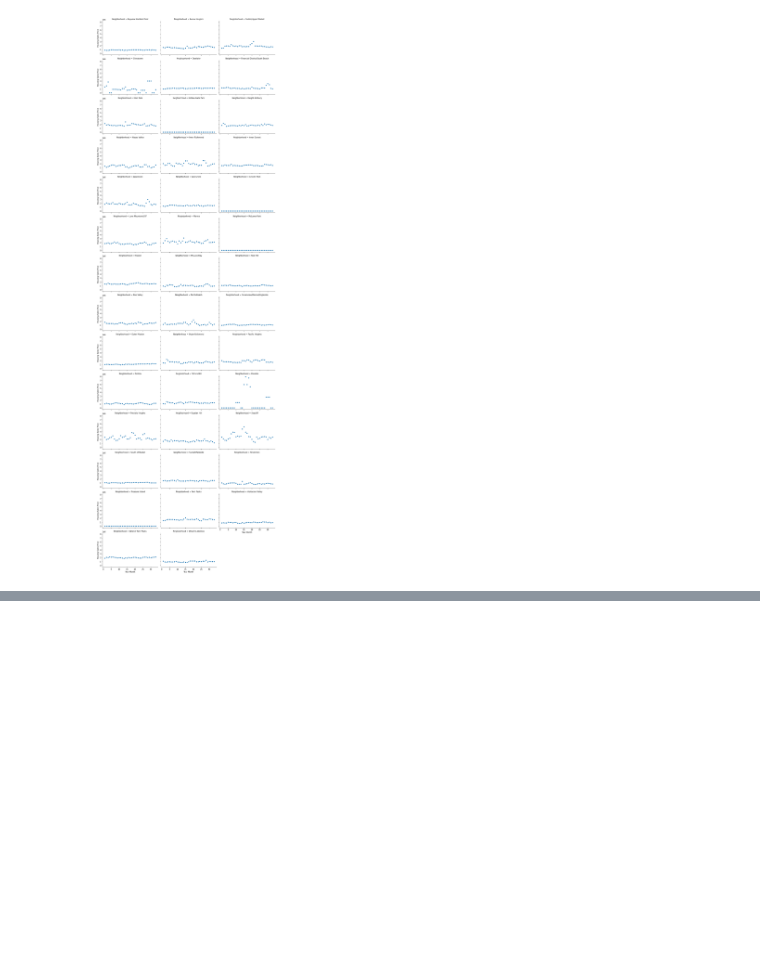
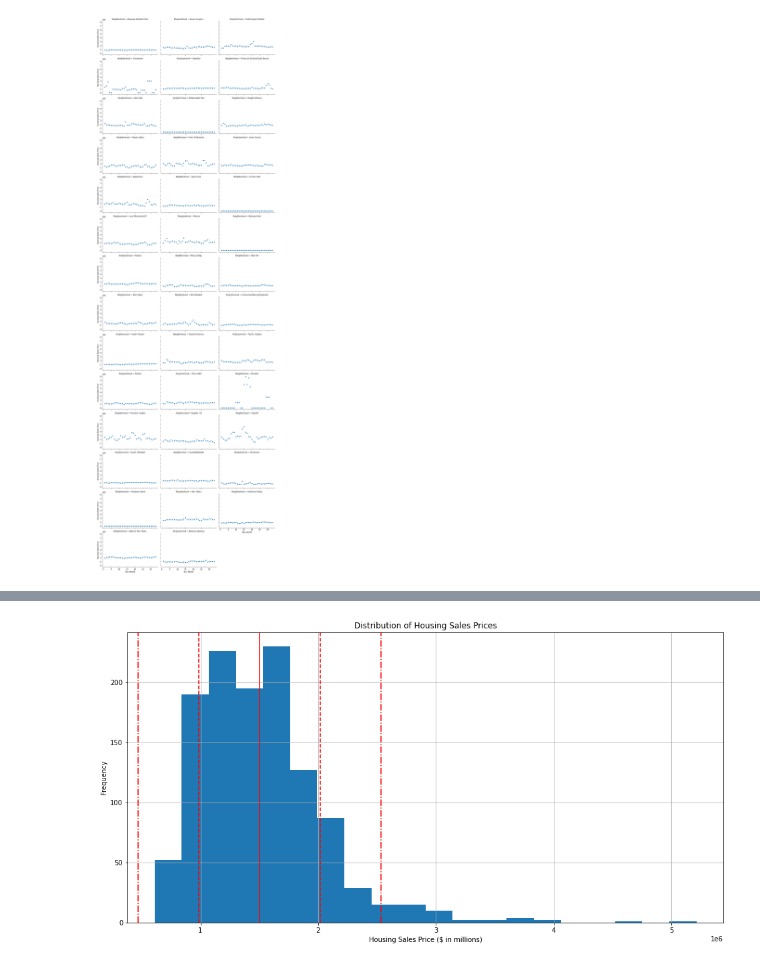
Before and after one commit to fontainelam/SF-PoliceIncidents-311-Housing, a Jupyter notebook: 05 - Exploratory Data Analysis.ipynb, the cells around one changed output, grey strips where cells are left out. Drawn from its saved outputs; the diff is of its cells as text; code cells hidden in the pictures; blank space fills up the shorter version.

```diff
--- a/05 - Exploratory Data Analysis.ipynb
+++ b/05 - Exploratory Data Analysis.ipynb
@@ -158,0 +251,16 @@ _ = g.set_axis_labels('Year Month', 'Housing Sales Price')
+# %%
+price_mean = df['Median Sale Price'].mean()
+price_std = df['Median Sale Price'].std()
+
+plt.subplots(figsize=(16,8))
+_ = df['Median Sale Price'].hist(bins=20)
+_ = plt.xlabel('Housing Sales Price ($ in millions)')
+_ = plt.ylabel('Frequency')
+_ = plt.title('Distribution of Housing Sales Prices')
+_ = plt.axvline(price_mean, color='r')
+_ = plt.axvline(price_mean+price_std, color='r', linestyle='--')
+_ = plt.axvline(price_mean-price_std, color='r', linestyle='--')
+_ = plt.axvline(price_mean+2*price_std, color='r', linestyle='-.')
+_ = plt.axvline(price_mean-2*price_std, color='r', linestyle='-.')
+# %% [output]
+[figure, added]
```
Also changed, not shown: parts of 43 cells of this notebook, 1 other file.
